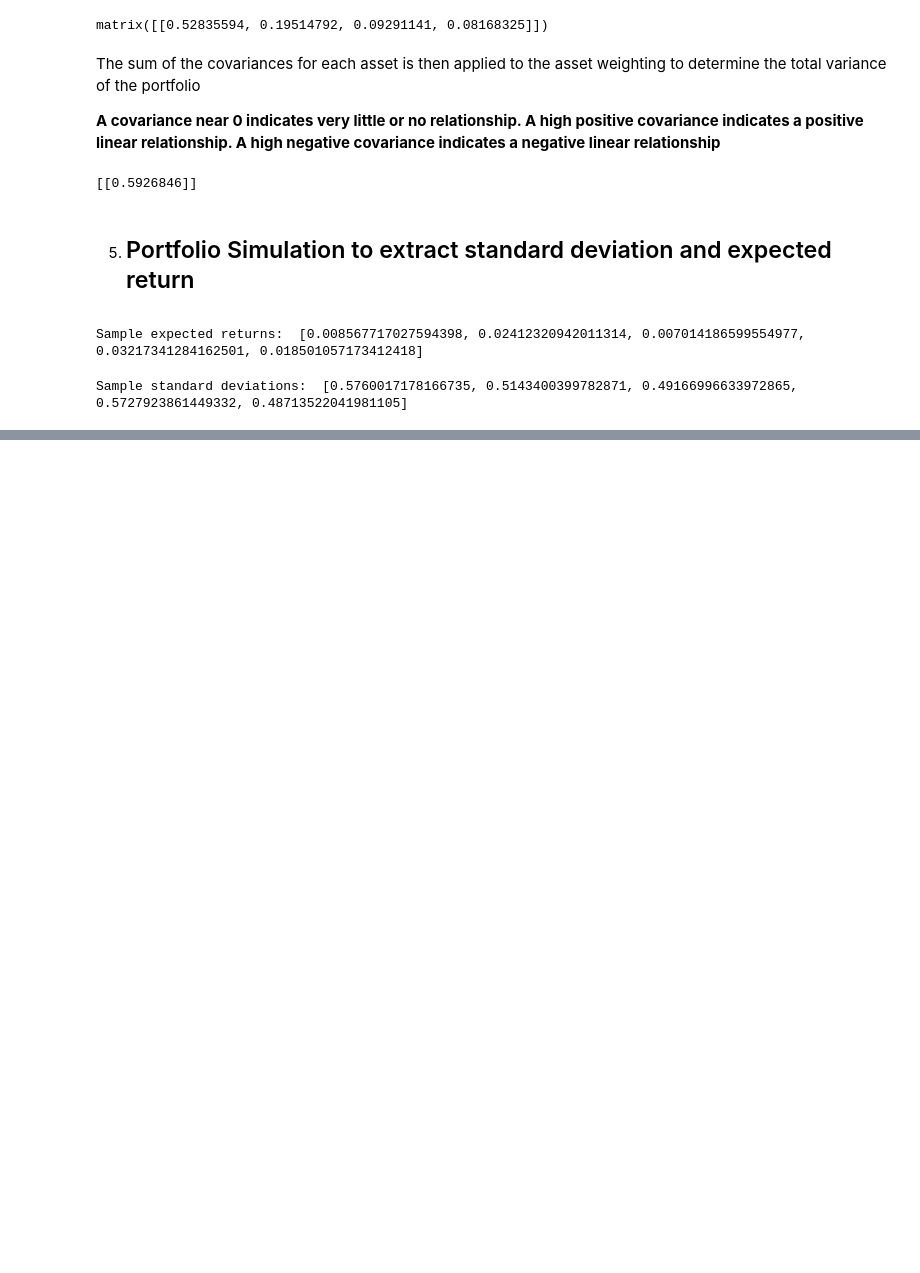
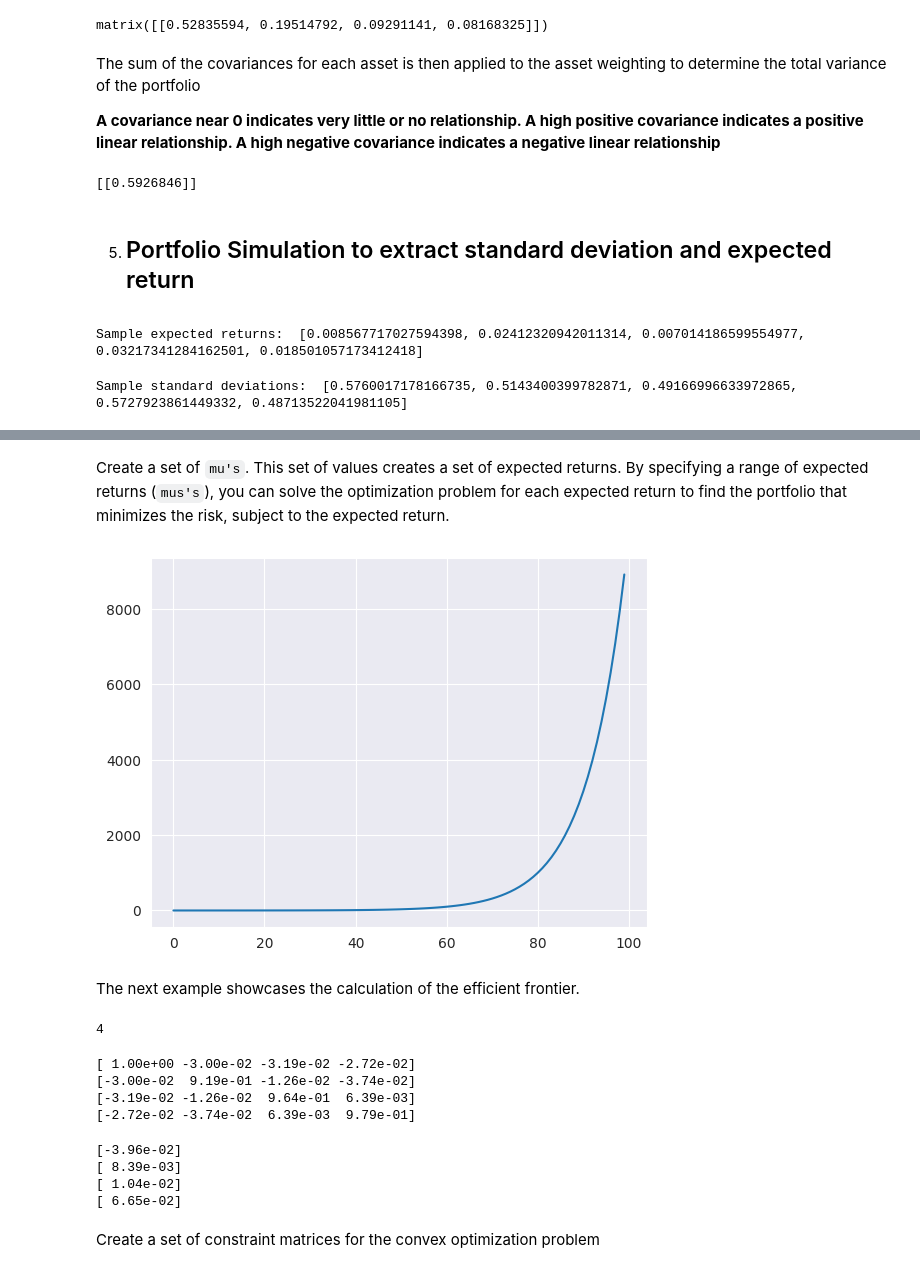
Before and after one commit to trav-d13/fintech, a Jupyter notebook: notebooks/markowitz.ipynb, the cells around one changed output, grey strips where cells are left out. Cells and saved outputs as stored; diff of their text form; code cells hidden in the pictures; blank space fills up the shorter version.

Commit message:
Quadratic solver theory

```diff
--- a/notebooks/markowitz.ipynb
+++ b/notebooks/markowitz.ipynb
@@ -190,0 +207,37 @@ plt.show()
+# %% [markdown]
+Create a set of `mu's`. This set of values creates a set of expected returns.
+By specifying a range of expected returns (`mus's`), you can solve the optimization problem for each expected return to find the portfolio that minimizes the risk, subject to the expected return.
+# %%
+N = 100
+x = list(range(N))
+mus = [10**(5.0 * t/ N - 1.0) for t in range(N)]
+plt.plot(x, mus)
+plt.show()
+# %% [output]
+[figure, added]
+# %% [markdown]
+The next example showcases the calculation of the efficient frontier.
+# %%
+n = len(asset_returns)
+print(n)
+# %% [output]
+4
+# %%
+# Create cvxopt matrices for calculations
+S = opt.matrix(np.cov(asset_returns))  # Calculate the covariance matrix of the expected returns
+print(S)
+# %% [output]
+[ 1.00e+00 -3.00e-02 -3.19e-02 -2.72e-02]
+[-3.00e-02  9.19e-01 -1.26e-02 -3.74e-02]
+[-3.19e-02 -1.26e-02  9.64e-01  6.39e-03]
+[-2.72e-02 -3.74e-02  6.39e-03  9.79e-01]
+# %%
+pbar = opt.matrix(np.mean(asset_returns, axis=1))  # Calculate the mean expected returns for each asset
+print(pbar)
+# %% [output]
+[-3.96e-02]
+[ 8.39e-03]
+[ 1.04e-02]
+[ 6.65e-02]
+# %% [markdown]
+Create a set of constraint matrices for the convex optimization problem
```
Also changed, not shown: parts of 7 cells of this notebook.
